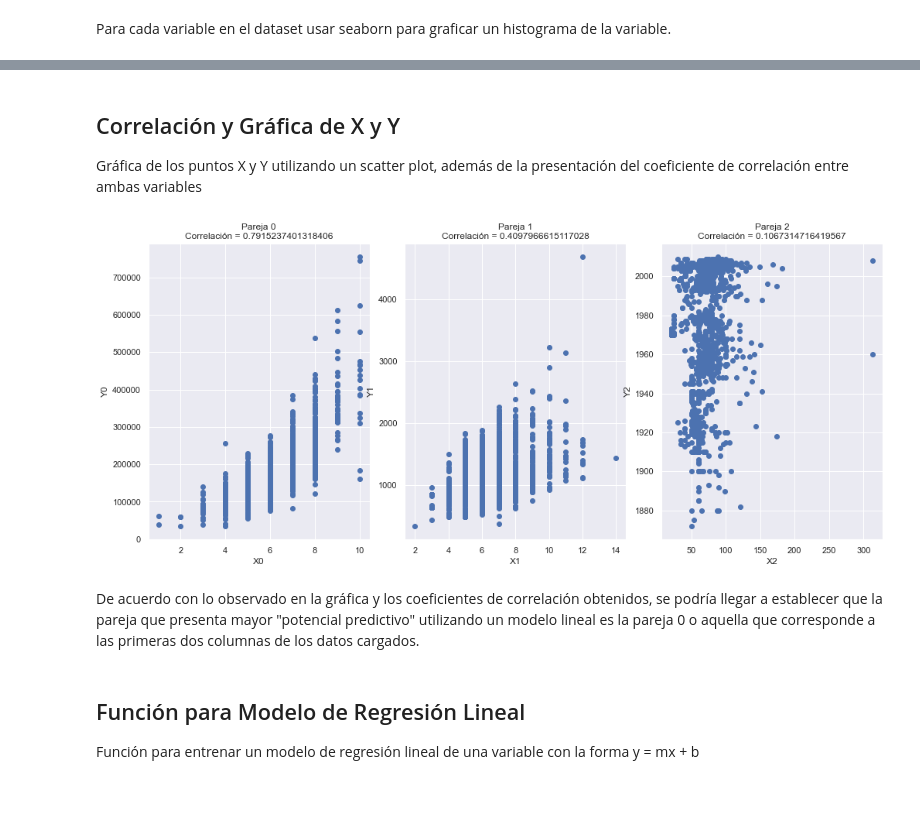
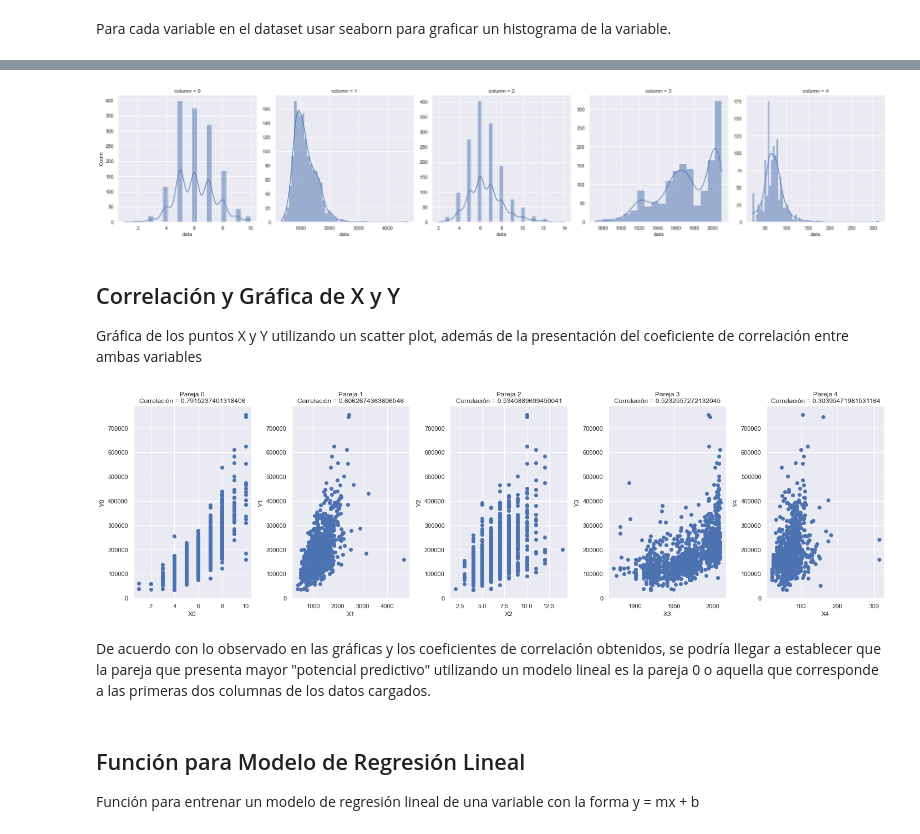
Before and after one commit to eddysanoli-galileo/Data-Science-en-Python, a Jupyter notebook: Proyecto/Proyecto Final.ipynb, the cells around one changed output, grey strips where cells are left out. Cells and saved outputs as stored; diff of their text form; code cells hidden in the pictures; blank space fills up the shorter version.

```diff
--- a/Proyecto/Proyecto Final.ipynb
+++ b/Proyecto/Proyecto Final.ipynb
@@ -76,3 +61,31 @@ g.set_xticklabels(step=2)
+# %%
+sns.set_theme()
+
+# Variables independientes del dataset
+VariablesInd = Data[:, 1:6]
+
+# Aplana las 5 columnas de datos
+FlatData = VariablesInd.flatten(order='F')
+
+# Se crea un vector con números de 0 al número de columnas menos 1
+#       Código: np.arange(VariablesInd.shape[1])
+# Se repite cada número en el vector "para abajo" el número de filas
+#       Código: np.repeat(num_cols, VariablesInd.shape[0])
+Columns = np.repeat(np.arange(VariablesInd.shape[1]), VariablesInd.shape[0])
+
+# Se crea un dataframe de pandas temporal
+df = pd.DataFrame({"data": FlatData, "column": Columns})
+
+# Creación del displot
+# "sharey" es necesario para que no se compartan las escalas Y entre subplots
+# "common_bins" es necesario para que no se compartan las escalas X entre subplots
+g = sns.displot(data=df,
+                x="data", col="column",
+                kde=True,
+                facet_kws={"sharey": False, "sharex": False},
+                common_bins=False)
+# %% [output]
+[figure, added]
 # %% [markdown]
 ## Correlación y Gráfica de X y Y
 
@@ -80,34 +93,35 @@ Gráfica de los puntos X y Y utilizando un scatter plot, además de la presentac
 # %%
 # Correlación de Pearson
 def corr_pearson(X,Y):
 
     # Media de X y Y (Cada serie de valores es una columna nueva)
     MediaX = np.nanmean(X, axis=0)
     MediaY = np.nanmean(Y, axis=0)
 
     # Cálculo de la covarianza
     Numerador = np.nansum((X - MediaX)*(Y - MediaY), axis=0)
     Covarianza = Numerador / (X.shape[0] - 1)
 
     return Covarianza / (np.nanstd(X, axis=0) * np.nanstd(Y, axis=0))
 
-X = Data[:,(1,3,5)]
-Y = Data[:,(0,2,4)]
-Correlacion = corr_pearson(X,Y)
+X = Data[:,1:6]
+Y = Data[:,0]
 
-fig, axes = plt.subplots(1,3)
-fig.set_size_inches(14,6)
-fig.tight_layout()
+fig, axes = plt.subplots(1,5)
+fig.set_size_inches(20,6)
 
-for i in range(3):
-    axes[i].scatter(X[:,i], Y[:,i])
+for i in range(5):
+    axes[i].scatter(X[:,i], Y)
     axes[i].set_xlabel(f"X{i}")
     axes[i].set_ylabel(f"Y{i}")
-    axes[i].title.set_text(f"Pareja {i}\nCorrelación = {Correlacion[i]}")
+    axes[i].title.set_text(f"Pareja {i}\nCorrelación = {corr_pearson(X[:,i], Y)}")
+
+# Para prevenir gráficas sobre-puestas
+fig.tight_layout()
 # %% [output]
-[figure, old version]
+[figure, new version]
 # %% [markdown]
-De acuerdo con lo observado en la gráfica y los coeficientes de correlación obtenidos, se podría llegar a establecer que la pareja que presenta mayor "potencial predictivo" utilizando un modelo lineal es la pareja 0 o aquella que corresponde a las primeras dos columnas de los datos cargados.
+De acuerdo con lo observado en las gráficas y los coeficientes de correlación obtenidos, se podría llegar a establecer que la pareja que presenta mayor "potencial predictivo" utilizando un modelo lineal es la pareja 0 o aquella que corresponde a las primeras dos columnas de los datos cargados.
 # %% [markdown]
 ## Función para Modelo de Regresión Lineal
 
```
Also changed, not shown: parts of 6 cells of this notebook.
